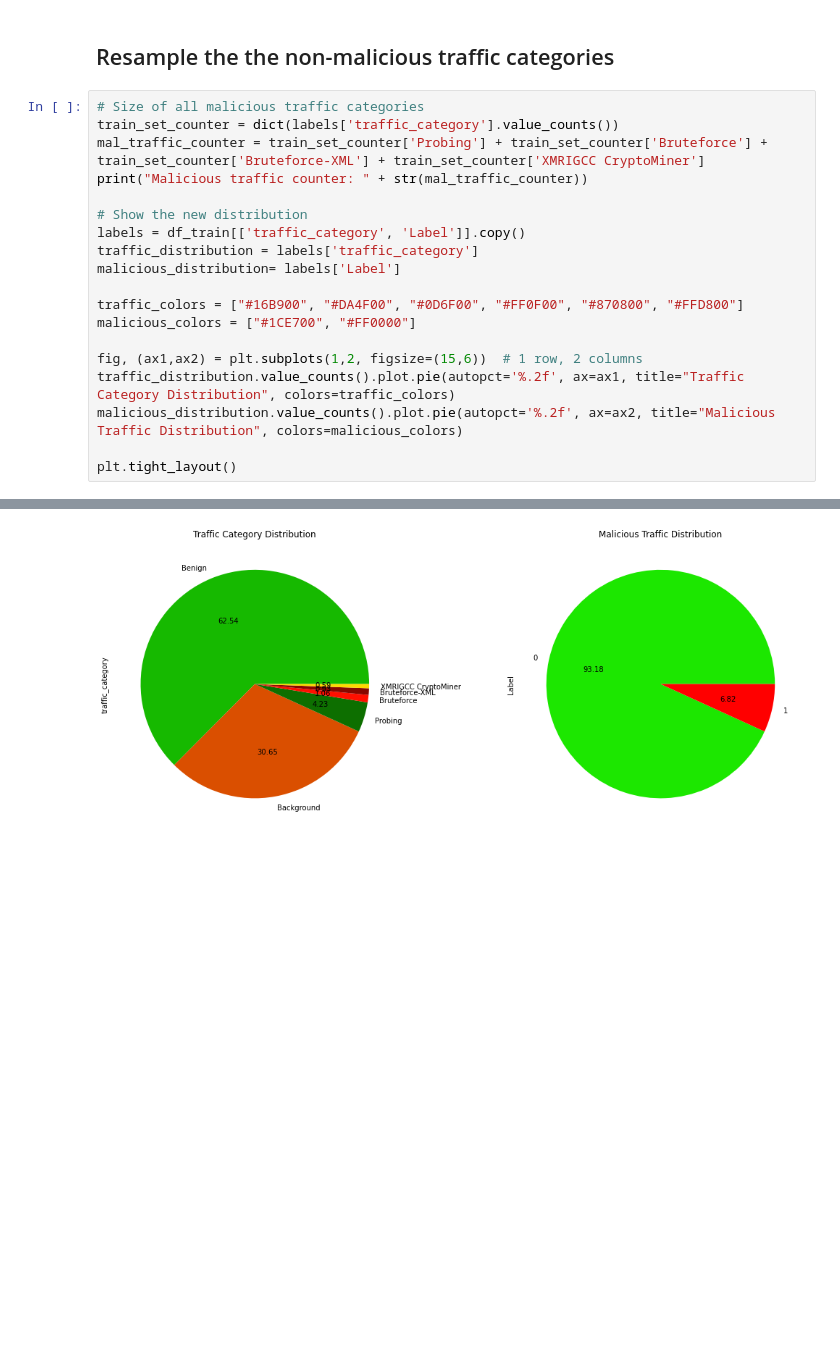
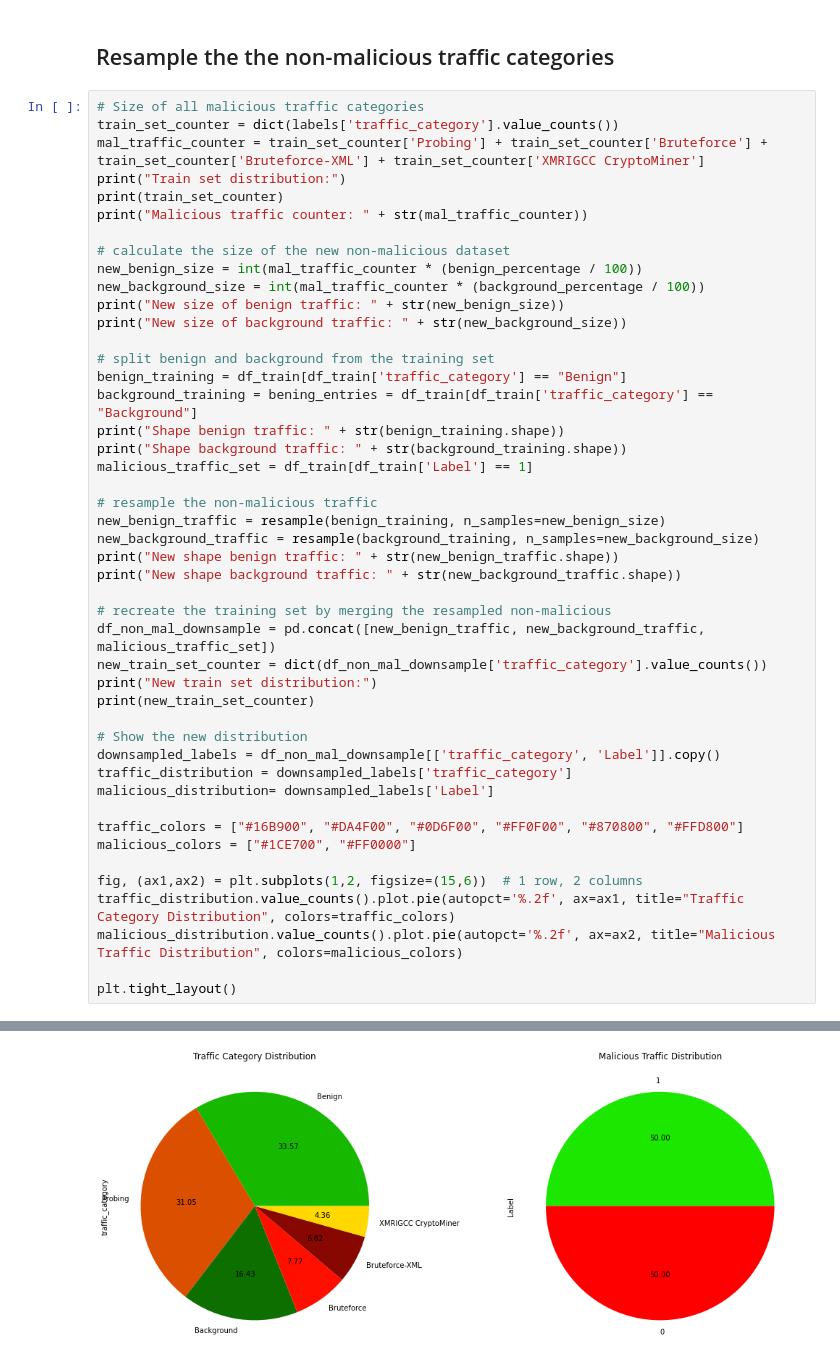
Before and after one commit to ererdfdfcvcv/hikari2021-malicious_traffic_analysis, a Jupyter notebook: traffic_analysis_balancing_methods.ipynb, the cells around one changed output, grey strips where cells are left out. Drawn from its saved outputs; the diff is of its cells as text; blank space fills up the shorter version.

Commit message:
svc tests with downsampling of the non-mal traffic

```diff
--- a/traffic_analysis_balancing_methods.ipynb
+++ b/traffic_analysis_balancing_methods.ipynb
@@ -464,12 +456,39 @@ weighted avg       0.95      0.82      0.86    111056
 # Size of all malicious traffic categories
 train_set_counter = dict(labels['traffic_category'].value_counts())
 mal_traffic_counter = train_set_counter['Probing'] + train_set_counter['Bruteforce'] + train_set_counter['Bruteforce-XML'] + train_set_counter['XMRIGCC CryptoMiner']
+print("Train set distribution:")
+print(train_set_counter)
 print("Malicious traffic counter: " + str(mal_traffic_counter))
 
+# calculate the size of the new non-malicious dataset
+new_benign_size = int(mal_traffic_counter * (benign_percentage / 100))
+new_background_size = int(mal_traffic_counter * (background_percentage / 100))
+print("New size of benign traffic: " + str(new_benign_size))
+print("New size of background traffic: " + str(new_background_size))
+
+# split benign and background from the training set
+benign_training = df_train[df_train['traffic_category'] == "Benign"]
+background_training = bening_entries = df_train[df_train['traffic_category'] == "Background"]
+print("Shape benign traffic: " + str(benign_training.shape))
+print("Shape background traffic: " + str(background_training.shape))
+malicious_traffic_set = df_train[df_train['Label'] == 1]
+
+# resample the non-malicious traffic
+new_benign_traffic = resample(benign_training, n_samples=new_benign_size)
+new_background_traffic = resample(background_training, n_samples=new_background_size)
+print("New shape benign traffic: " + str(new_benign_traffic.shape))
+print("New shape background traffic: " + str(new_background_traffic.shape))
+
+# recreate the training set by merging the resampled non-malicious
+df_non_mal_downsample = pd.concat([new_benign_traffic, new_background_traffic, malicious_traffic_set])
+new_train_set_counter = dict(df_non_mal_downsample['traffic_category'].value_counts())
+print("New train set distribution:")
+print(new_train_set_counter)
+
 # Show the new distribution
-labels = df_train[['traffic_category', 'Label']].copy()
-traffic_distribution = labels['traffic_category']
-malicious_distribution= labels['Label']
+downsampled_labels = df_non_mal_downsample[['traffic_category', 'Label']].copy()
+traffic_distribution = downsampled_labels['traffic_category']
+malicious_distribution= downsampled_labels['Label']
 
 traffic_colors = ["#16B900", "#DA4F00", "#0D6F00", "#FF0F00", "#870800", "#FFD800"]
 malicious_colors = ["#1CE700", "#FF0000"]
@@ -490 +513 @@ Malicious traffic counter: 30279
-[figure, old version]
+[figure, new version]
```
Also changed, not shown: parts of 14 cells of this notebook.
